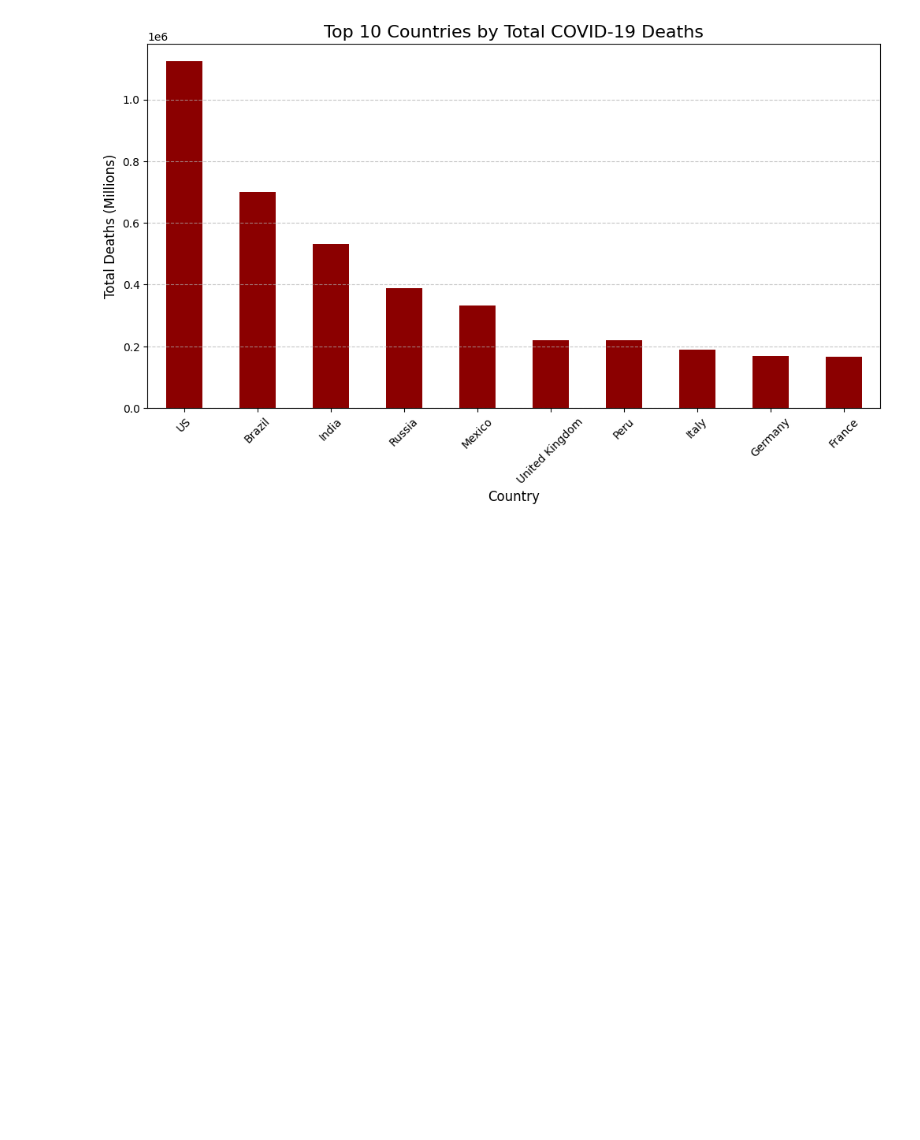
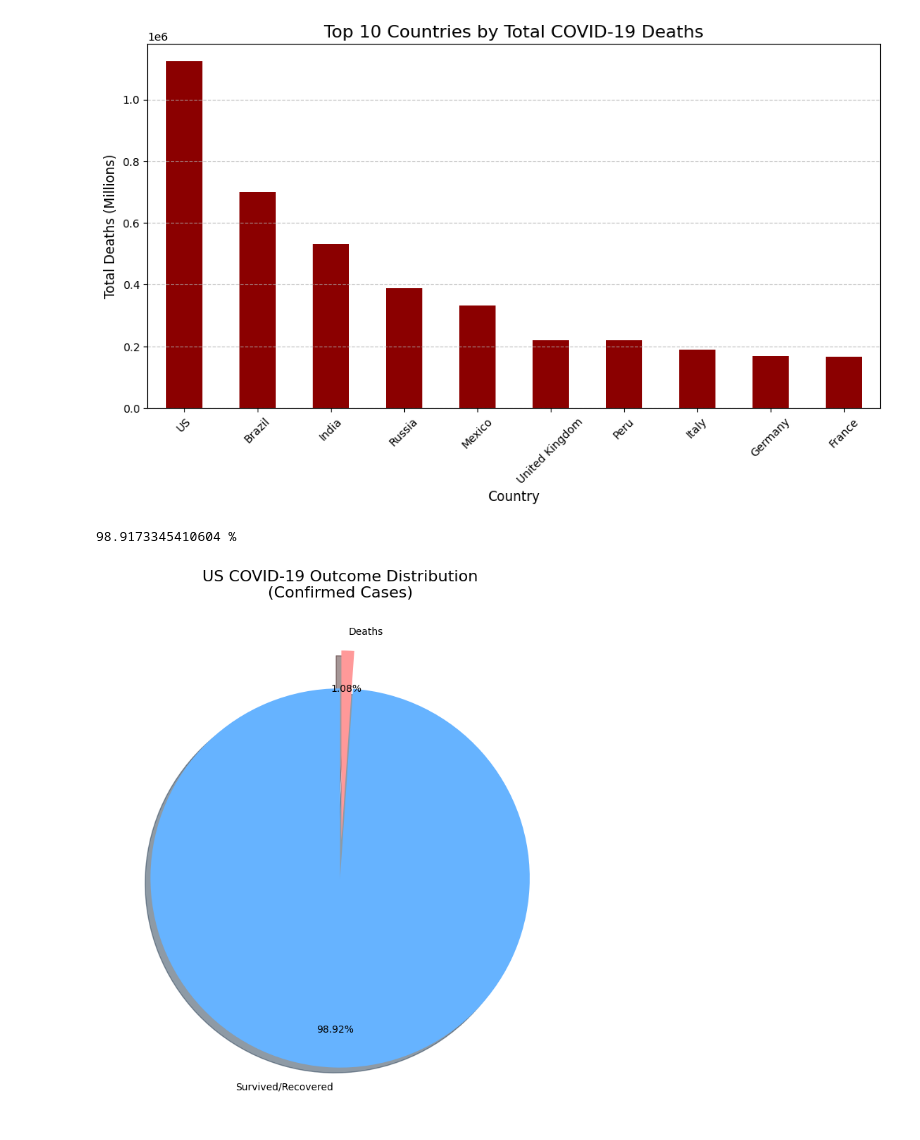
Before and after one commit to ZacharyScheer16/Beginner-Python-Projects, a Jupyter notebook: PersonalProjects/Covid19Project/Covid19.ipynb, the cells around one changed output. Saved outputs shown, nothing was run; the diff lists cells and outputs as text; code cells hidden in the pictures; blank space fills up the shorter version.

Commit message:
Pie chart and Daily cases vs daily deaths

```diff
--- a/PersonalProjects/Covid19Project/Covid19.ipynb
+++ b/PersonalProjects/Covid19Project/Covid19.ipynb
@@ -119,3 +120,27 @@ plt.grid(axis='y', linestyle='--', alpha=0.7)
 plt.show()
 # %% [output]
 [figure]
+# %%
+import matplotlib.pyplot as plt
+
+final_death_rate = usa_case_to_death_ratio.iloc[-1]
+final_survival_rate = 100 - final_death_rate
+print(final_survival_rate,"%")
+
+# 2. Prepare data for a Pie Chart
+labels = ['Survived/Recovered', 'Deaths']
+sizes = [final_survival_rate, final_death_rate]
+colors = ['#66b3ff', '#ff9999'] # Blue for survival, Red for deaths
+explode = (0, 0.2)  # "Explode" the death slice to make it stand out
+
+plt.figure(figsize=(8,8))
+plt.title('US COVID-19 Outcome Distribution\n(Confirmed Cases)', fontsize=16, y=1.08)
+
+plt.pie(sizes, explode=explode, labels=labels, autopct='%1.2f%%',
+        startangle=90, colors=colors, shadow=True,
+        labeldistance=1.1, pctdistance=0.8)
+plt.tight_layout()
+plt.show()
+# %% [output]
+98.9173345410604 %
+[figure, added]
```
Also changed, not shown: parts of 3 cells of this notebook.
